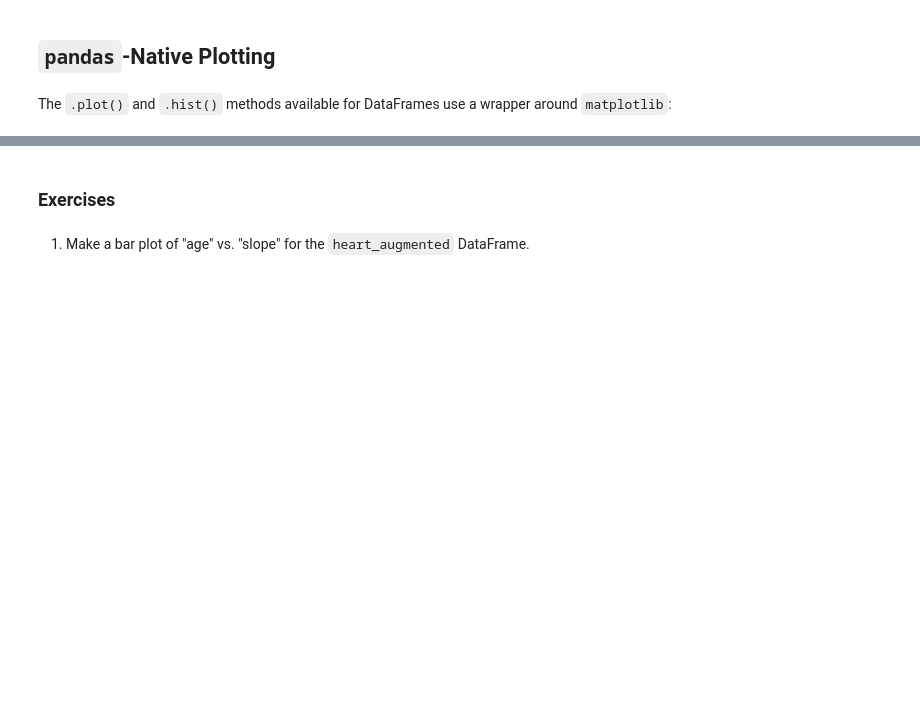
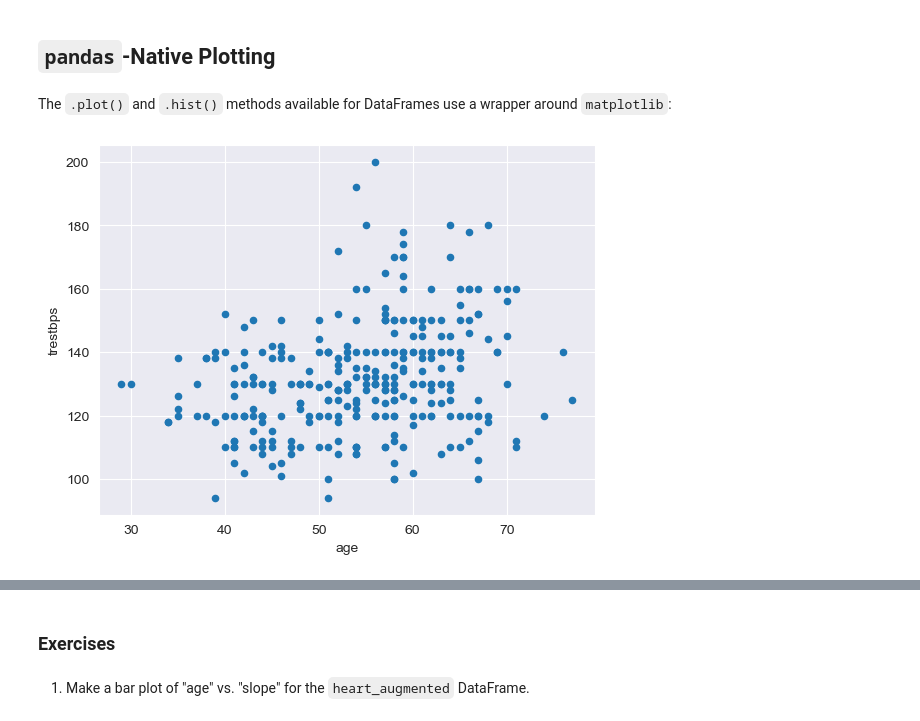
Before and after one commit to JennavieveLedesma/Python_Assignments, a Jupyter notebook: Lab_Assignments/Python_Lab_Exercise_2.ipynb, the cells around one changed output, grey strips where cells are left out. Drawn from its saved outputs; the diff is of its cells as text; code cells hidden in the pictures; blank space fills up the shorter version.

```diff
--- a/Lab_Assignments/Python_Lab_Exercise_2.ipynb
+++ b/Lab_Assignments/Python_Lab_Exercise_2.ipynb
@@ -224,5 +558,7 @@ heart_augmented['age'].sort_values()
 # %% [markdown]
 The `.plot()` and `.hist()` methods available for DataFrames use a wrapper around `matplotlib`:
 # %%
-heart_augmented.plot(x='age', y='trestbps', kind='scatter');
+heart_df.plot(x='age', y='trestbps', kind='scatter');
+# %% [output]
+[figure, added]
 # %%
```
Also changed, not shown: parts of 44 cells of this notebook, 1 other file.
